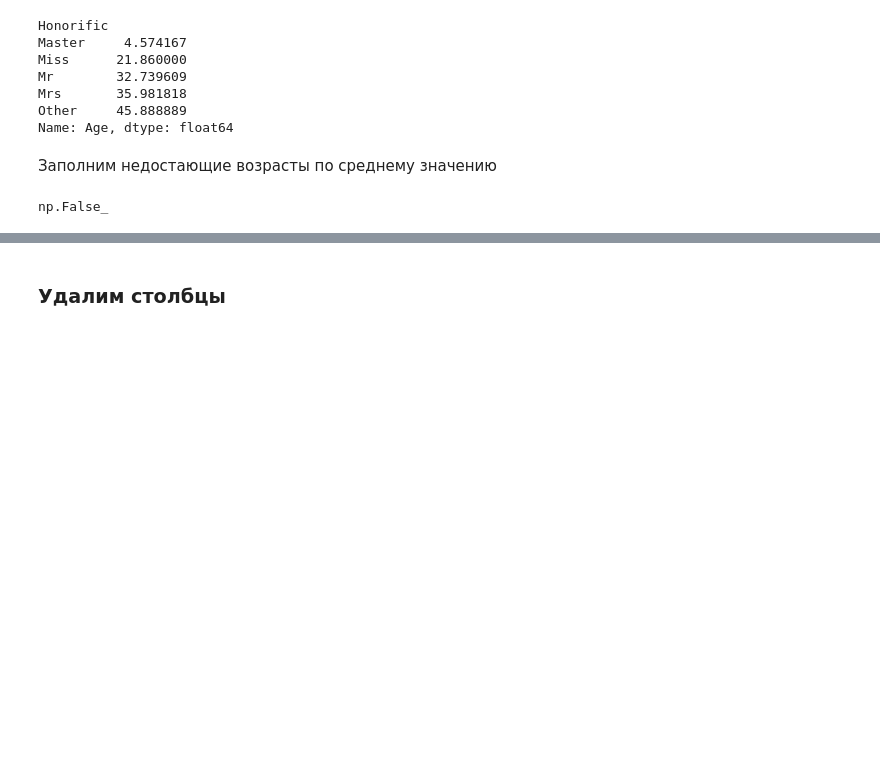
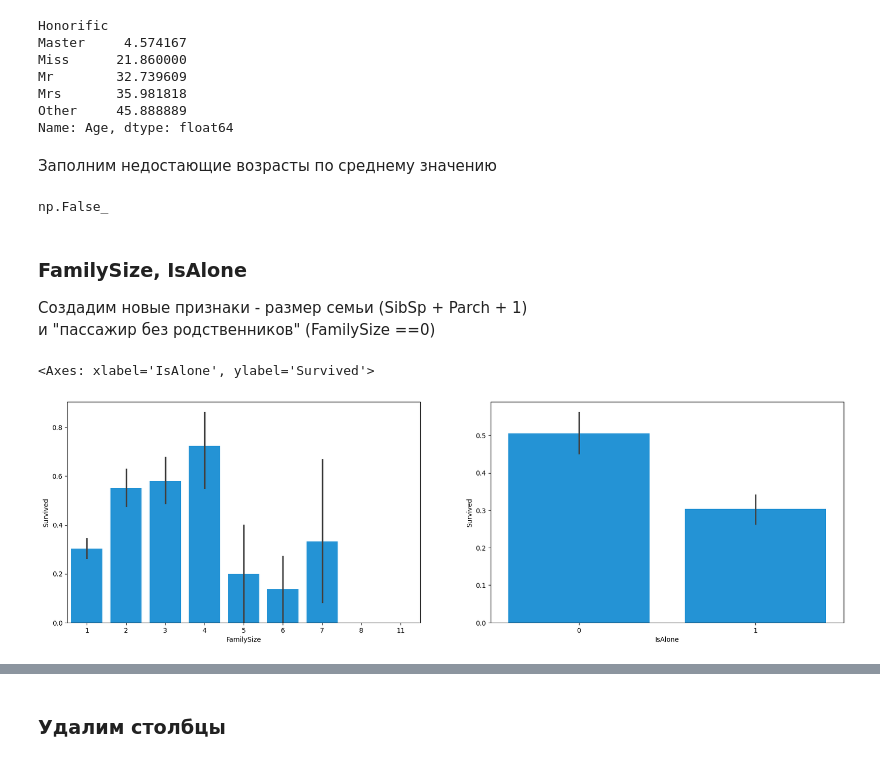
Before and after one commit to iryzyvanov/kaggle_titanic_solution, a Jupyter notebook: notebooks/preprocess.ipynb, the cells around one changed output, grey strips where cells are left out. Cells and saved outputs as stored; diff of their text form; code cells hidden in the pictures; blank space fills up the shorter version.

```diff
--- a/notebooks/preprocess.ipynb
+++ b/notebooks/preprocess.ipynb
@@ -81,4 +81,18 @@ preprocessing.fill_age_by_honorifics(train_data)
 train_data.Age.isnull().any()
 # %% [output]
 np.False_
+# %% [markdown]
+### FamilySize, IsAlone
+Создадим новые признаки - размер семьи (SibSp + Parch + 1)
+и "пассажир без родственников" (FamilySize ==0)
+# %%
+preprocessing.create_FamilySize(train_data)
+preprocessing.create_IsAlone(train_data)
+fig, ax = plt.subplots(1, 2, figsize=(21, 6))
+
+sns.barplot(data=train_data, x="FamilySize", y="Survived", color= COLOR1, ax=ax[0])
+sns.barplot(data=train_data, x="IsAlone", y="Survived", color= COLOR1, ax=ax[1])
+# %% [output]
+<Axes: xlabel='IsAlone', ylabel='Survived'>
+[figure, added]
 # %%
```
Also changed, not shown: parts of 5 cells of this notebook, 1 other file.
